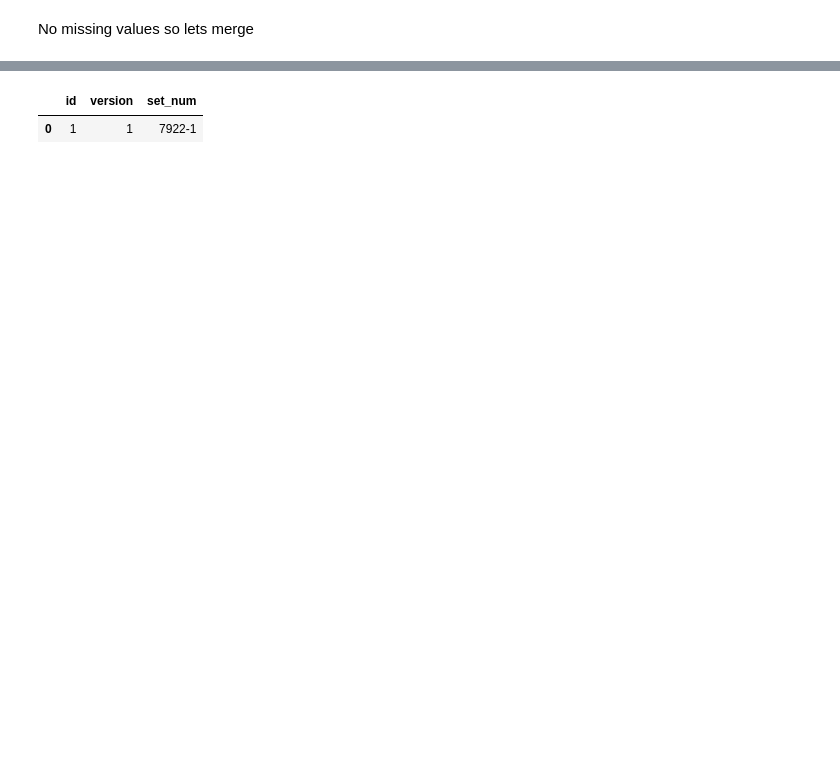
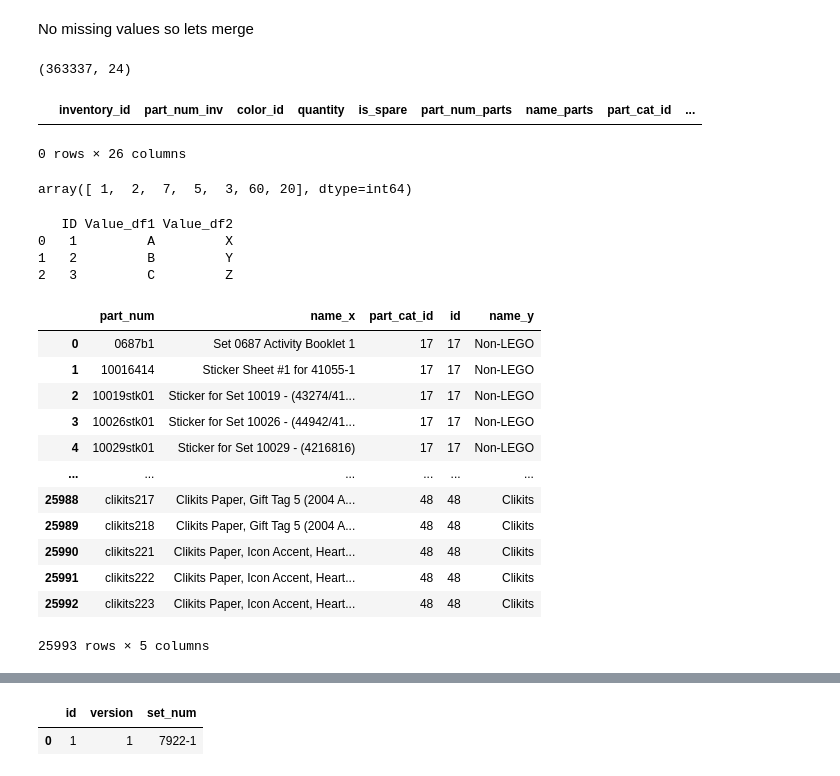
Before and after one commit to MatthewKolotylo/Lego-Project, a Jupyter notebook: Master Code Copy.ipynb, the cells around one changed output, grey strips where cells are left out. Saved outputs shown, nothing was run; the diff lists cells and outputs as text; code cells hidden in the pictures; blank space fills up the shorter version.

Commit message:
Update Master Code Copy.ipynb
merges

```diff
--- a/Master Code Copy.ipynb
+++ b/Master Code Copy.ipynb
@@ -16,10 +16,54 @@ colors_df = pd.read_csv(r'colors.csv')
 # %% [markdown]
 No missing values so lets merge
 # %%
-part_cat_part_df=pd.merge(parts_df, part_categories_df, left_on='part_cat_id', right_on='id')
-inventory_with_parts=pd.merge(inventory_parts_df, part_cat_part_df, left_on='inventory_id', right_on='part_cat_id')
-inventory_with_color=pd.merge(inventory_with_parts, colors_df, left_on='color_id', right_on='id')
-color_with_inventories=pd.merge(inventories_df, inventory_with_color, left_on='id', right_on='inventory_id')
+df1=pd.merge(parts_df, part_categories_df, left_on='part_cat_id', right_on='id',suffixes=('_parts', '_part_categories'))
+df2=pd.merge(inventory_parts_df, df1, left_on='inventory_id', right_on='part_cat_id',suffixes=('_inv', '_parts'))
+
+df3=pd.merge(df2, colors_df, left_on='color_id', right_on='id',suffixes=('_bigdf', '_colors'))
+df3
+df4=pd.merge(df3, inventories_df, left_on='inventory_id', right_on='id')#suffixes=('_bigdf', '_inventories'))
+df5=pd.merge(df4, sets_df, left_on='set_num', right_on='set_num',suffixes=('','_sets'))
+df6=pd.merge(df5, themes_df, left_on='theme_id', right_on='id',suffixes=('', '_themes'))
+df6.head(10)
+df6.shape
+# %% [output]
+(363337, 24)
+# %%
+df7=pd.merge(df6, inventory_sets_df, left_on='inventory_id', right_on='inventory_id',suffixes=('', '_invsets'))
+df7
+# %% [output]
+|  | inventory_id | part_num_inv | color_id | quantity | is_spare | part_num_parts | name_parts | part_cat_id | ... |
+0 rows × 26 columns
+# %%
+inventory_sets_df["quantity"].unique()
+# %% [output]
+array([ 1,  2,  7,  5,  3, 60, 20], dtype=int64)
+# %%
+df1 = pd.DataFrame({'ID': [1, 2, 3], 'Value': ['A', 'B', 'C']})
+df2 = pd.DataFrame({'ID': [1, 2, 3], 'Value': ['X', 'Y', 'Z']})
+merged_df = pd.merge(df1, df2, on='ID', suffixes=('_df1', '_df2'))
+print(merged_df)
+# %% [output]
+   ID Value_df1 Value_df2
+0   1         A         X
+1   2         B         Y
+2   3         C         Z
+# %%
+part_cat_part_df
+# %% [output]
+|  | part_num | name_x | part_cat_id | id | name_y |
+| 0 | 0687b1 | Set 0687 Activity Booklet 1 | 17 | 17 | Non-LEGO |
+| 1 | 10016414 | Sticker Sheet #1 for 41055-1 | 17 | 17 | Non-LEGO |
+| 2 | 10019stk01 | Sticker for Set 10019 - (43274/41... | 17 | 17 | Non-LEGO |
+| 3 | 10026stk01 | Sticker for Set 10026 - (44942/41... | 17 | 17 | Non-LEGO |
+| 4 | 10029stk01 | Sticker for Set 10029 - (4216816) | 17 | 17 | Non-LEGO |
+| ... | ... | ... | ... | ... | ... |
+| 25988 | clikits217 | Clikits Paper, Gift Tag 5 (2004 A... | 48 | 48 | Clikits |
+| 25989 | clikits218 | Clikits Paper, Gift Tag 5 (2004 A... | 48 | 48 | Clikits |
+| 25990 | clikits221 | Clikits Paper, Icon Accent, Heart... | 48 | 48 | Clikits |
+| 25991 | clikits222 | Clikits Paper, Icon Accent, Heart... | 48 | 48 | Clikits |
+| 25992 | clikits223 | Clikits Paper, Icon Accent, Heart... | 48 | 48 | Clikits |
+25993 rows × 5 columns
 # %%
 
 inventory_with_color.head(10)
```
Also changed, not shown: parts of 4 cells of this notebook.
